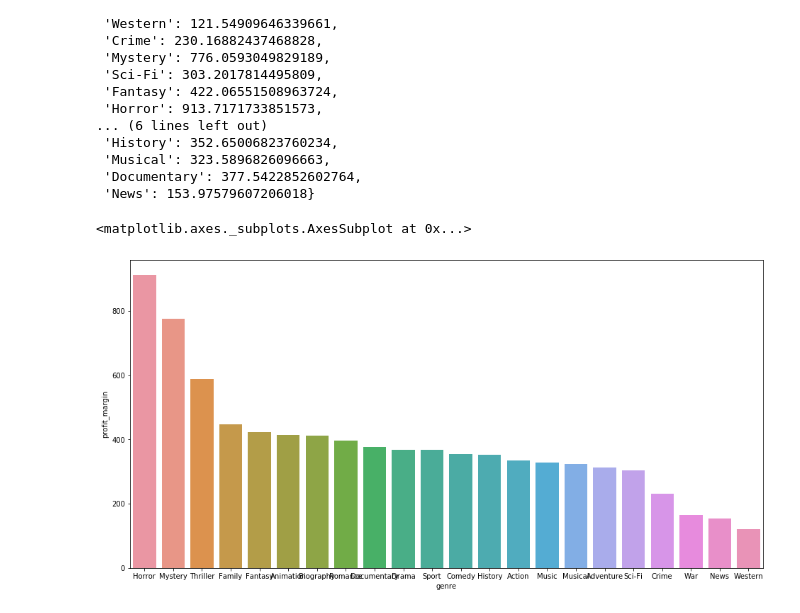
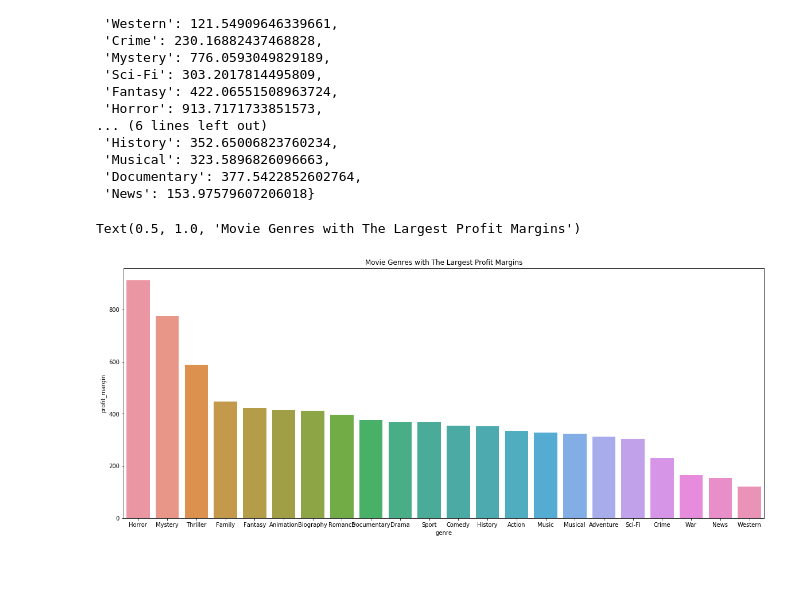
Before and after one commit to jfleury12/movie-collaboration, a Jupyter notebook: mod_1_project_EDA_fleury_2.ipynb, the cells around one changed output. Cells and saved outputs as stored; diff of their text form; code cells hidden in the pictures; blank space fills up the shorter version.

Commit message:
add profit margin per genre graph

```diff
--- a/mod_1_project_EDA_fleury_2.ipynb
+++ b/mod_1_project_EDA_fleury_2.ipynb
@@ -650,8 +650,8 @@ pf_df = pf_df.reset_index().rename(columns = {'index':'genre'})
 # %%
 pf_df_sorted = pf_df.sort_values(by='profit_margin', ascending = False)
 # %%
-plt.figure(figsize=(16,8))
-sns.barplot(x='genre', y='profit_margin', data=pf_df_sorted)
+plt.figure(figsize=(20,8))
+sns.barplot(x='genre', y='profit_margin', data=pf_df_sorted).set_title('Movie Genres with The Largest Profit Margins')
 # %% [output]
-<matplotlib.axes._subplots.AxesSubplot at 0x...>
+Text(0.5, 1.0, 'Movie Genres with The Largest Profit Margins')
-[figure, old version]
+[figure, new version]
```
